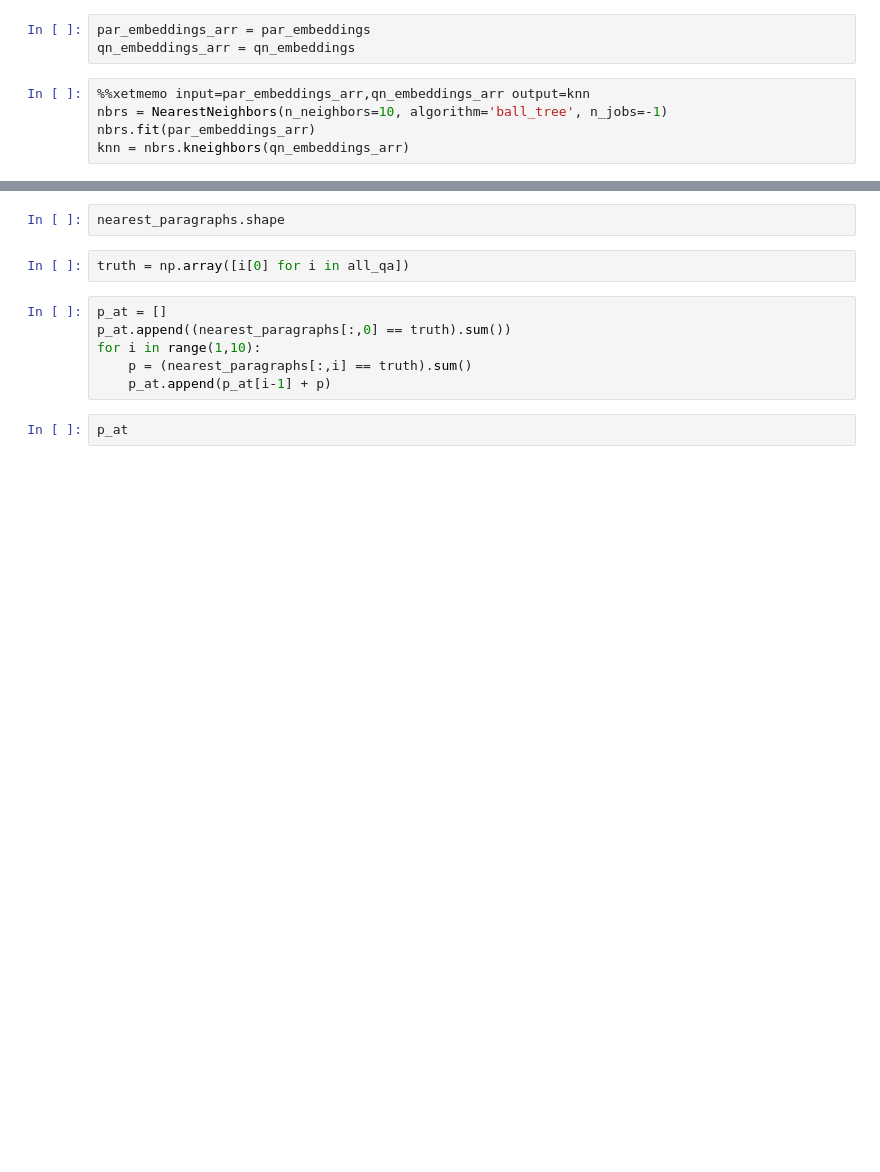
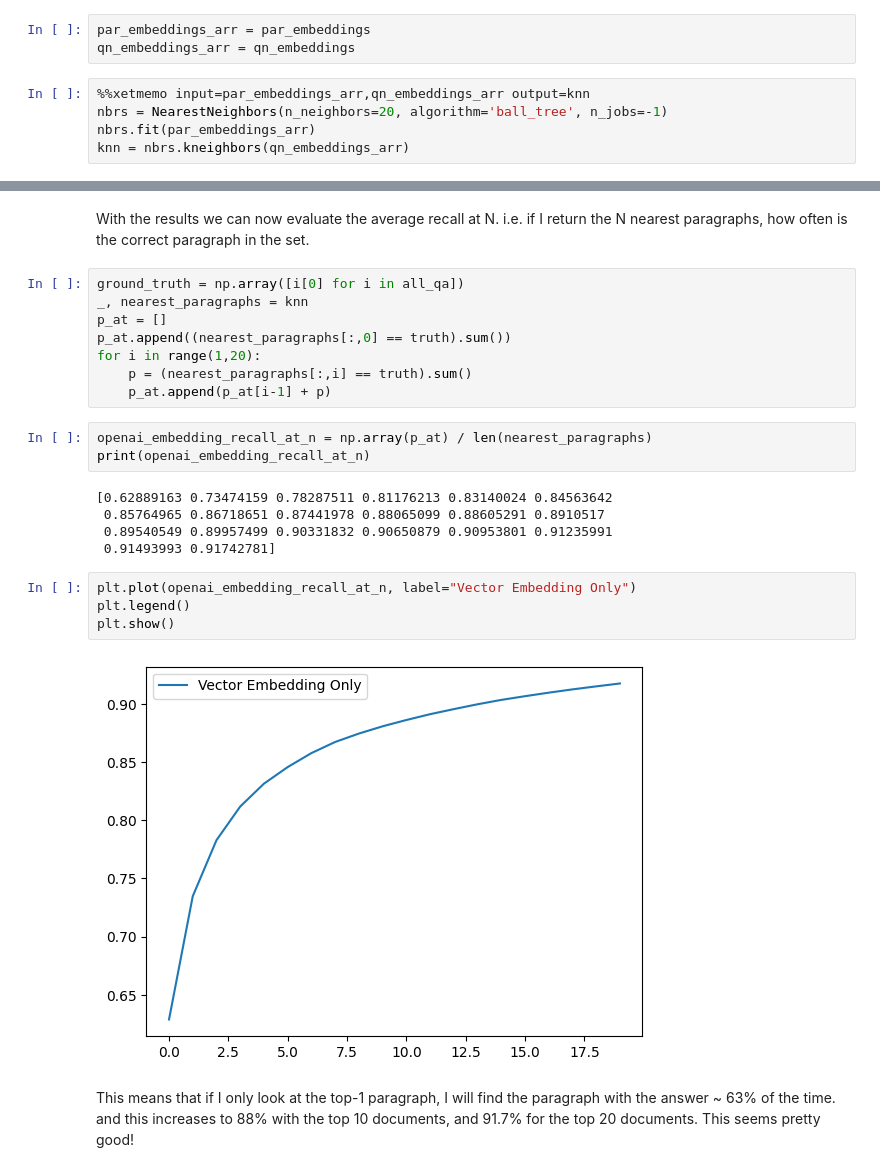
Before and after one commit to xetdata/RagIRBench, a Jupyter notebook: RagIRBench.ipynb, the cells around one changed output, grey strips where cells are left out. Cells and saved outputs as stored; diff of their text form; blank space fills up the shorter version.

```diff
--- a/RagIRBench.ipynb
+++ b/RagIRBench.ipynb
@@ -266,6 +273,6 @@ par_embeddings_arr = par_embeddings
 qn_embeddings_arr = qn_embeddings
 # %%
 %%xetmemo input=par_embeddings_arr,qn_embeddings_arr output=knn
-nbrs = NearestNeighbors(n_neighbors=10, algorithm='ball_tree', n_jobs=-1)
+nbrs = NearestNeighbors(n_neighbors=20, algorithm='ball_tree', n_jobs=-1)
 nbrs.fit(par_embeddings_arr)
 knn = nbrs.kneighbors(qn_embeddings_arr)
@@ -280,13 +279,27 @@ _, nearest_paragraphs = knn
-# %%
-nearest_paragraphs.shape
+# %% [markdown]
+With the results we can now evaluate the average recall at N. i.e. if I return the N nearest paragraphs, how often is the correct paragraph in the set.
 # %%
-truth = np.array([i[0] for i in all_qa])
+ground_truth = np.array([i[0] for i in all_qa])
+_, nearest_paragraphs = knn
+p_at = []
+p_at.append((nearest_paragraphs[:,0] == truth).sum())
+for i in range(1,20):
+    p = (nearest_paragraphs[:,i] == truth).sum()
+    p_at.append(p_at[i-1] + p)
 # %%
-p_at = []
-p_at.append((nearest_paragraphs[:,0] == truth).sum())
-for i in range(1,10):
-    p = (nearest_paragraphs[:,i] == truth).sum()
-    p_at.append(p_at[i-1] + p)
+openai_embedding_recall_at_n = np.array(p_at) / len(nearest_paragraphs)
+print(openai_embedding_recall_at_n)
+# %% [output]
+[0.62889163 0.73474159 0.78287511 0.81176213 0.83140024 0.84563642
+ 0.85764965 0.86718651 0.87441978 0.88065099 0.88605291 0.8910517
+ 0.89540549 0.89957499 0.90331832 0.90650879 0.90953801 0.91235991
+ 0.91493993 0.91742781]
-# %%
-p_at
+# %%
+plt.plot(openai_embedding_recall_at_n, label="Vector Embedding Only")
+plt.legend()
+plt.show()
+# %% [output]
+[figure, added]
+# %% [markdown]
+This means that if I only look at the top-1 paragraph, I will find the paragraph with the answer ~ 63% of the time. and this increases to 88% with the top 10 documents, and 91.7% for the top 20 documents. This seems pretty good!
 # %% [markdown]
```
Also changed, not shown: parts of 49 cells of this notebook, 8 other files.
